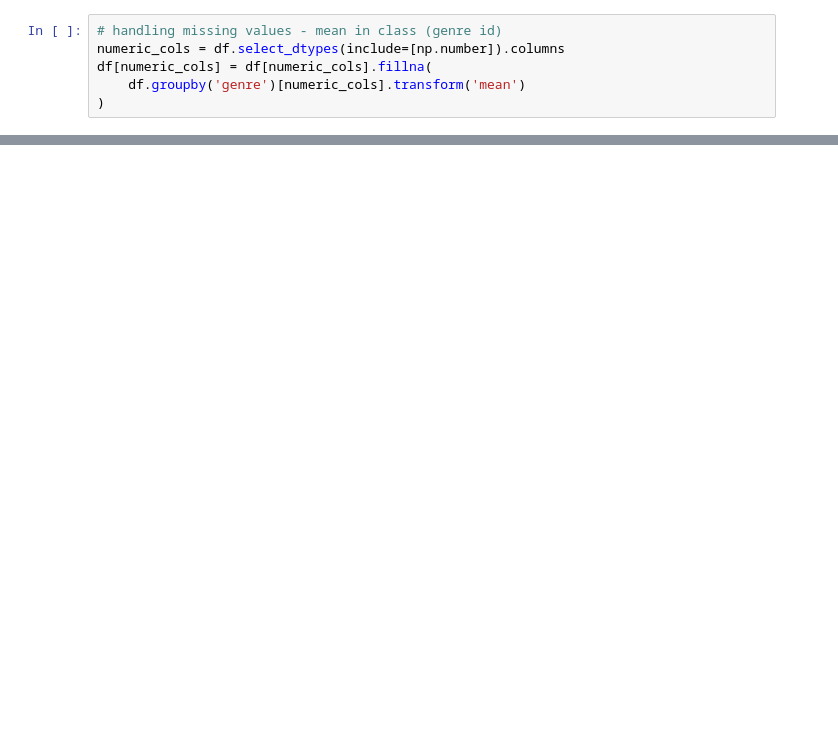
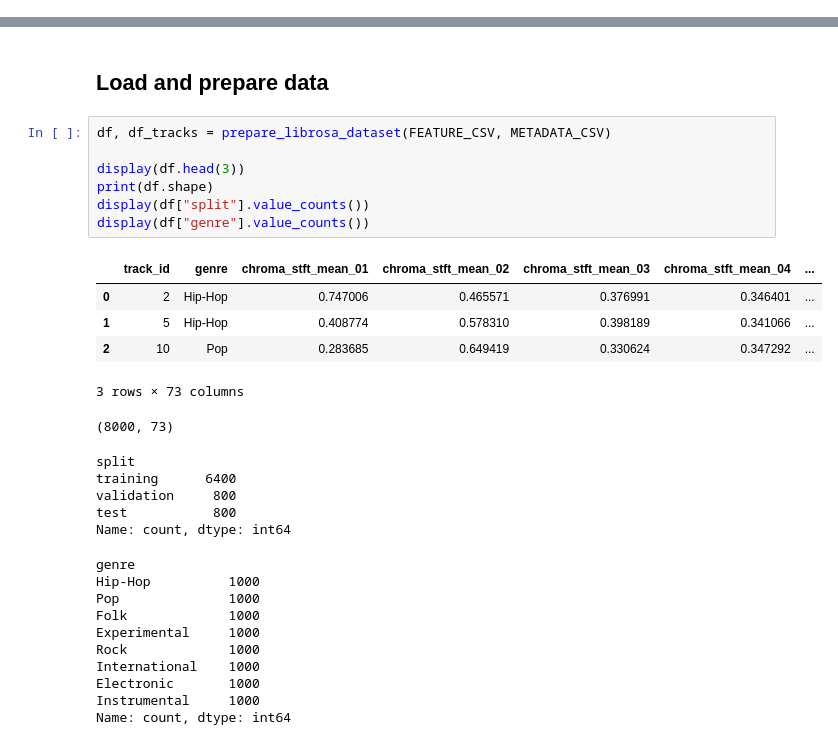
Before and after one commit to Jakub-Karczewski/data_exploration_project, a Jupyter notebook: fma_small_librosa_70.ipynb, the cells around one changed output, grey strips where cells are left out. Saved outputs shown, nothing was run; the diff lists cells and outputs as text; blank space fills up the shorter version.

```diff
--- a/fma_small_librosa_70.ipynb
+++ b/fma_small_librosa_70.ipynb
@@ -112,6 +0,0 @@ Length: 73, dtype: int64
-# %%
-# handling missing values - mean in class (genre id)
-numeric_cols = df.select_dtypes(include=[np.number]).columns
-df[numeric_cols] = df[numeric_cols].fillna(
-    df.groupby('genre')[numeric_cols].transform('mean')
-)
@@ -464,0 +310,31 @@ plt.show()
+# %% [markdown]
+## Load and prepare data
+# %%
+df, df_tracks = prepare_librosa_dataset(FEATURE_CSV, METADATA_CSV)
+
+display(df.head(3))
+print(df.shape)
+display(df["split"].value_counts())
+display(df["genre"].value_counts())
+# %% [output]
+|  | track_id | genre | chroma_stft_mean_01 | chroma_stft_mean_02 | chroma_stft_mean_03 | chroma_stft_mean_04 | ... |
+| 0 | 2 | Hip-Hop | 0.747006 | 0.465571 | 0.376991 | 0.346401 | ... |
+| 1 | 5 | Hip-Hop | 0.408774 | 0.578310 | 0.398189 | 0.341066 | ... |
+| 2 | 10 | Pop | 0.283685 | 0.649419 | 0.330624 | 0.347292 | ... |
+3 rows × 73 columns
+(8000, 73)
+split
+training      6400
+validation     800
+test           800
+Name: count, dtype: int64
+genre
+Hip-Hop          1000
+Pop              1000
+Folk             1000
+Experimental     1000
+Rock             1000
+International    1000
+Electronic       1000
+Instrumental     1000
+Name: count, dtype: int64
```
Also changed, not shown: parts of 64 cells of this notebook, 4 other files.
